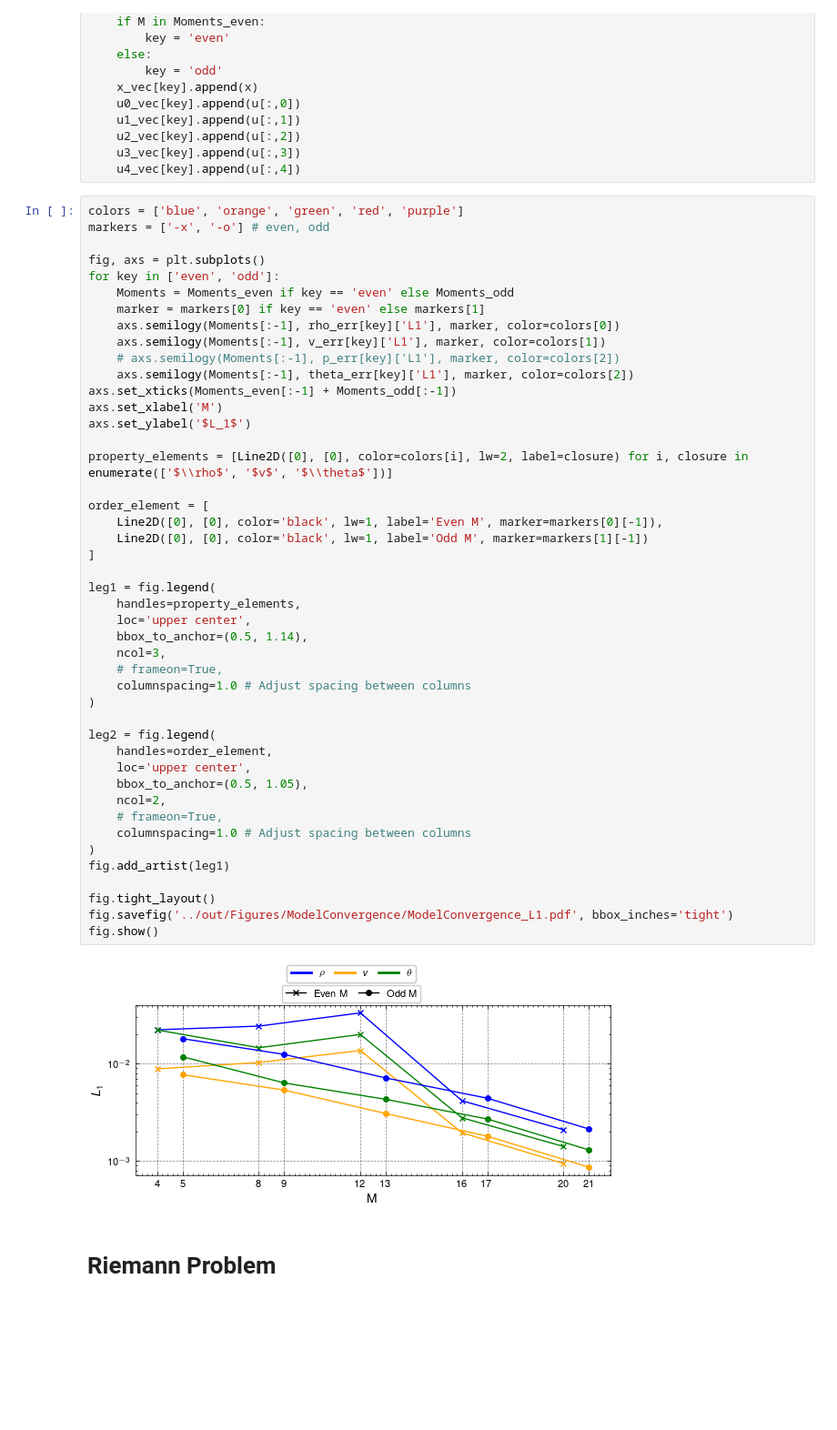
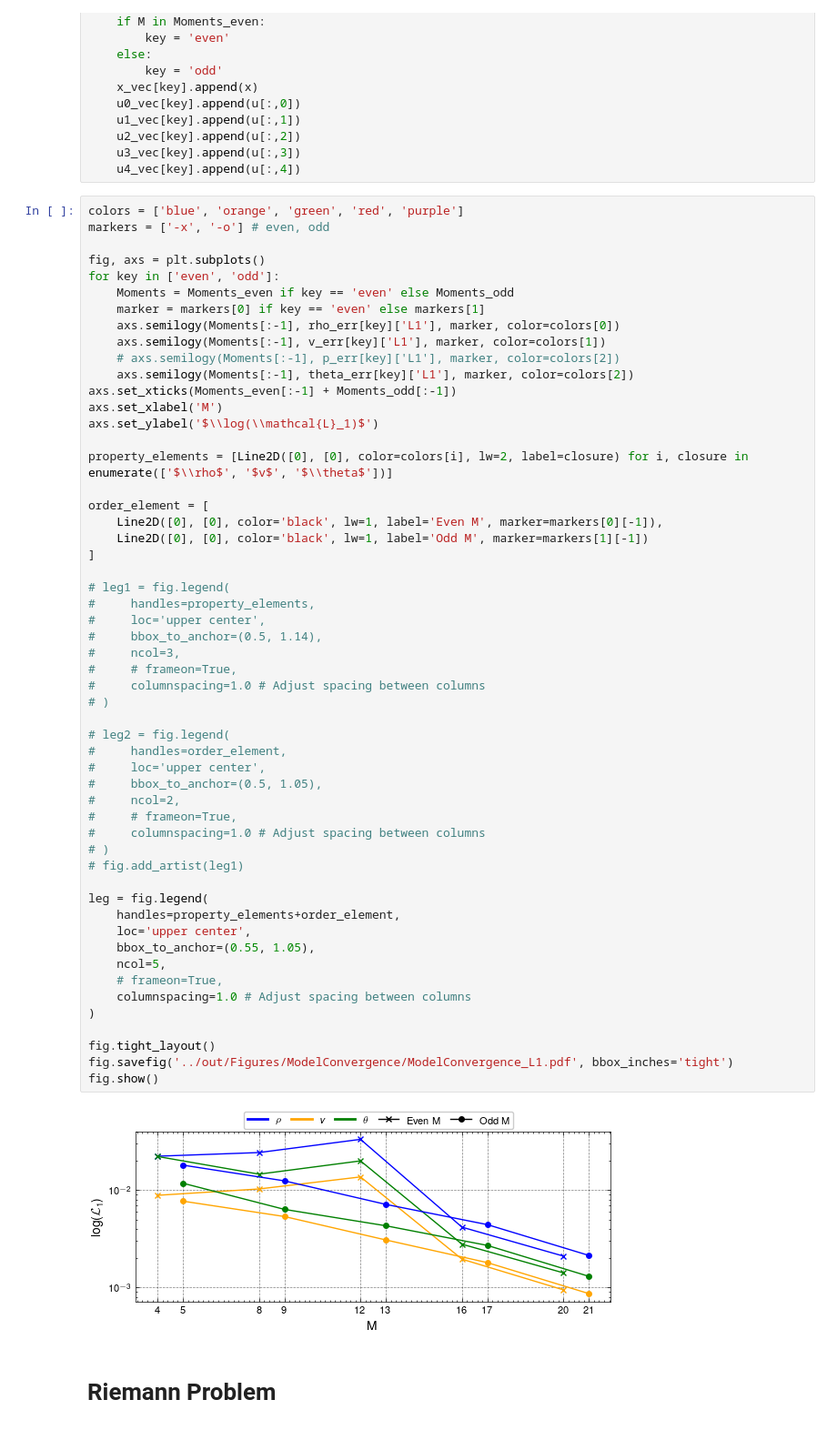
Before and after one commit to JanHab/ExtGram.jl, a Jupyter notebook: notebooks/ModelConvergence.ipynb, the cells around one changed output. Shown at 91% size. Drawn from its saved outputs; the diff is of its cells as text; blank space fills up the shorter version.

Commit message:
figures for pres

```diff
--- a/notebooks/ModelConvergence.ipynb
+++ b/notebooks/ModelConvergence.ipynb
@@ -136,49 +136,58 @@ for M in Moments_even + Moments_odd:
 colors = ['blue', 'orange', 'green', 'red', 'purple']
 markers = ['-x', '-o'] # even, odd
 
 fig, axs = plt.subplots()
 for key in ['even', 'odd']:
     Moments = Moments_even if key == 'even' else Moments_odd
     marker = markers[0] if key == 'even' else markers[1]
     axs.semilogy(Moments[:-1], rho_err[key]['L1'], marker, color=colors[0])
     axs.semilogy(Moments[:-1], v_err[key]['L1'], marker, color=colors[1])
     # axs.semilogy(Moments[:-1], p_err[key]['L1'], marker, color=colors[2])
     axs.semilogy(Moments[:-1], theta_err[key]['L1'], marker, color=colors[2])
 axs.set_xticks(Moments_even[:-1] + Moments_odd[:-1])
 axs.set_xlabel('M')
-axs.set_ylabel('$L_1$')
+axs.set_ylabel('$\\log(\\mathcal{L}_1)$')
 
 property_elements = [Line2D([0], [0], color=colors[i], lw=2, label=closure) for i, closure in enumerate(['$\\rho$', '$v$', '$\\theta$'])]
 
 order_element = [
     Line2D([0], [0], color='black', lw=1, label='Even M', marker=markers[0][-1]),
     Line2D([0], [0], color='black', lw=1, label='Odd M', marker=markers[1][-1])
 ]
 
-leg1 = fig.legend(
-    handles=property_elements,
+# leg1 = fig.legend(
+#     handles=property_elements,
+#     loc='upper center',
+#     bbox_to_anchor=(0.5, 1.14),
+#     ncol=3,
+#     # frameon=True,
+#     columnspacing=1.0 # Adjust spacing between columns
+# )
+
+# leg2 = fig.legend(
+#     handles=order_element,
+#     loc='upper center',
+#     bbox_to_anchor=(0.5, 1.05),
+#     ncol=2,
+#     # frameon=True,
+#     columnspacing=1.0 # Adjust spacing between columns
+# )
+# fig.add_artist(leg1)
+
+leg = fig.legend(
+    handles=property_elements+order_element,
     loc='upper center',
-    bbox_to_anchor=(0.5, 1.14),
-    ncol=3,
+    bbox_to_anchor=(0.55, 1.05),
+    ncol=5,
     # frameon=True,
     columnspacing=1.0 # Adjust spacing between columns
 )
 
-leg2 = fig.legend(
-    handles=order_element,
-    loc='upper center',
-    bbox_to_anchor=(0.5, 1.05),
-    ncol=2,
-    # frameon=True,
-    columnspacing=1.0 # Adjust spacing between columns
-)
-fig.add_artist(leg1)
-
 fig.tight_layout()
 fig.savefig('../out/Figures/ModelConvergence/ModelConvergence_L1.pdf', bbox_inches='tight')
 fig.show()
 # %% [output]
-[figure, old version]
+[figure, new version]
 # %% [markdown]
 # Riemann Problem
 # %%
```
Also changed, not shown: 1 other file.
